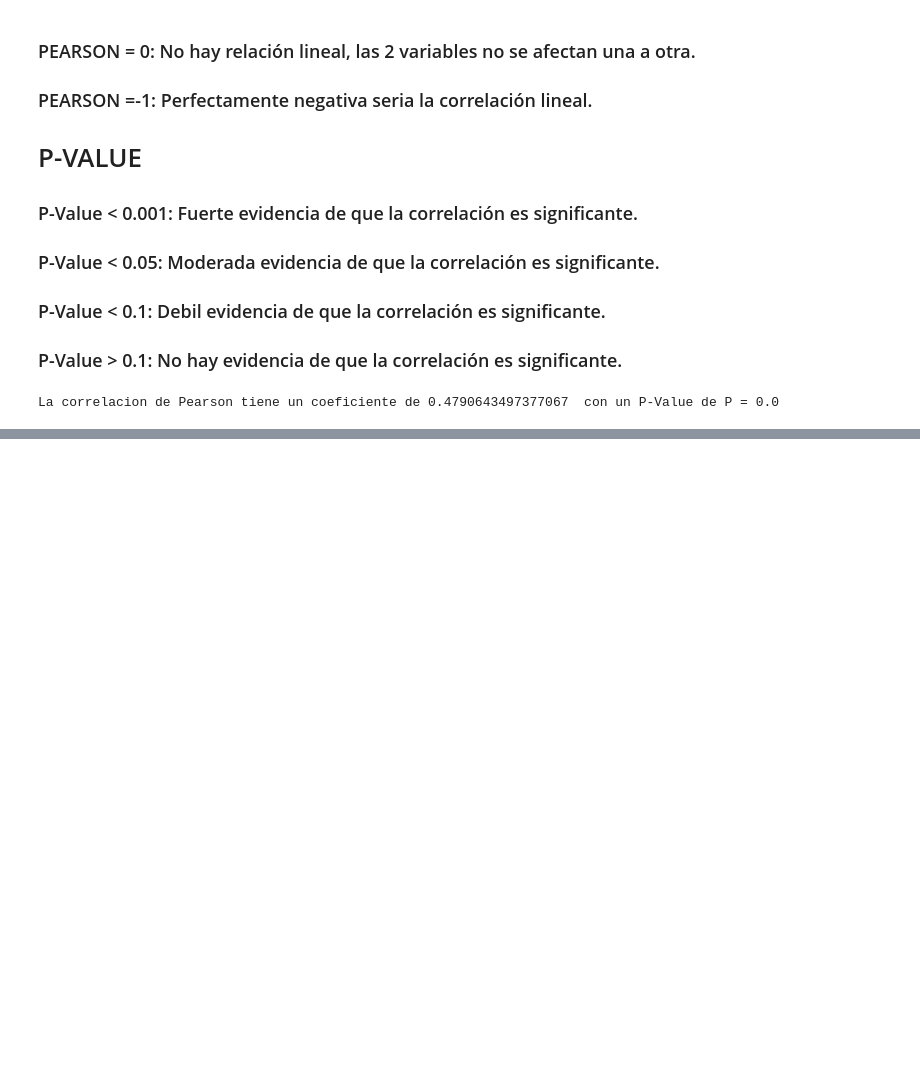
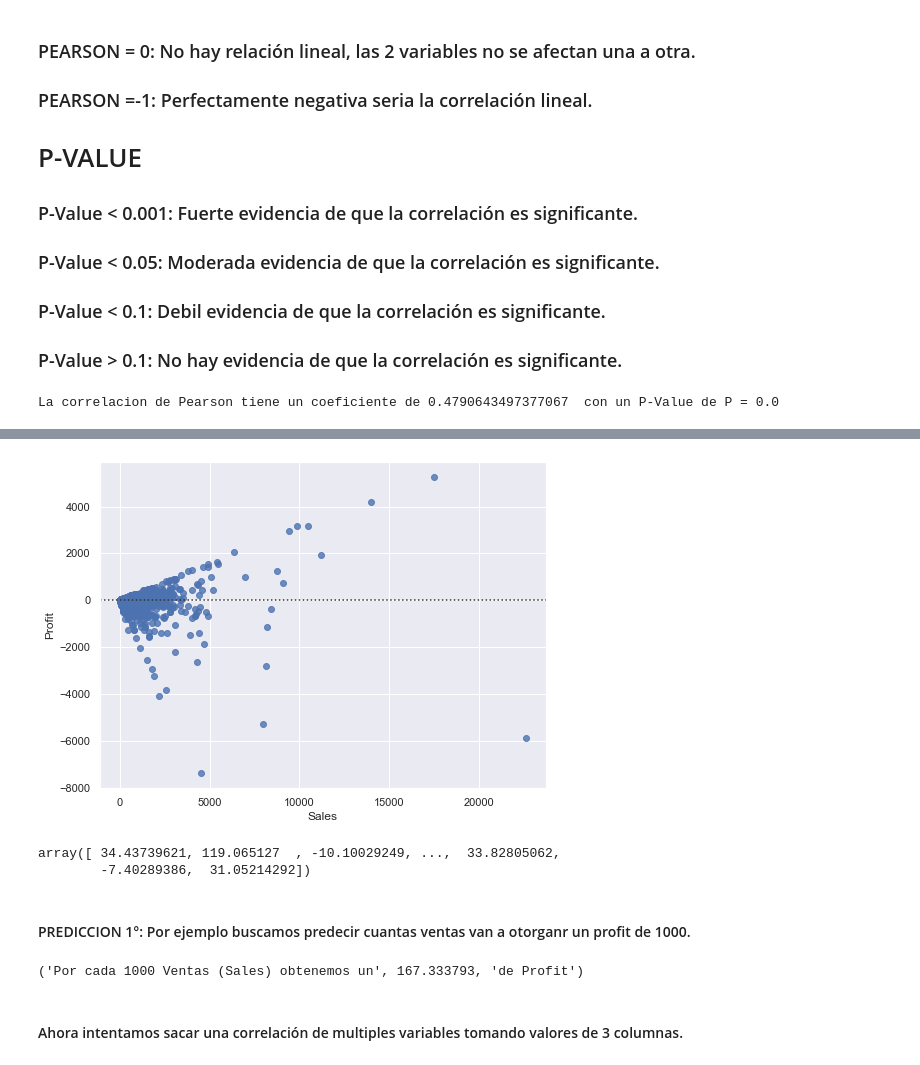
Before and after one commit to NestorDiazDataSC/SuperStore-Sales, a Jupyter notebook: Supermarket.ipynb, the cells around one changed output, grey strips where cells are left out. Drawn from its saved outputs; the diff is of its cells as text; code cells hidden in the pictures; blank space fills up the shorter version.

```diff
--- a/Supermarket.ipynb
+++ b/Supermarket.ipynb
@@ -224,0 +263,24 @@ La correlacion de Pearson tiene un coeficiente de 0.4790643497377067  con un P-V
+# %%
+# Residual Plot: Como la distribución de los valores no es aleatoria, esto sugiere que la suposición lineal es no sera correcta.
+
+width = 8
+height = 6
+plt.figure(figsize=(width, height))
+sns.residplot(df['Sales'], df['Profit'])
+plt.show()
+# %% [output]
+[figure, added]
+# %%
+lm.predict(X)
+# %% [output]
+array([ 34.43739621, 119.065127  , -10.10029249, ...,  33.82805062,
+        -7.40289386,  31.05214292])
+# %% [markdown]
+#### PREDICCION 1°: Por ejemplo buscamos predecir cuantas ventas van a otorganr un profit de 1000.
+# %%
+Prediccion = -12.732867 + 0.18006666*1000
+"Por cada 1000 Ventas (Sales) obtenemos un", Prediccion, "de Profit"
+# %% [output]
+('Por cada 1000 Ventas (Sales) obtenemos un', 167.333793, 'de Profit')
+# %% [markdown]
+#### Ahora intentamos sacar una correlación de multiples variables tomando valores de 3 columnas.
```
Also changed, not shown: parts of 19 cells of this notebook.
